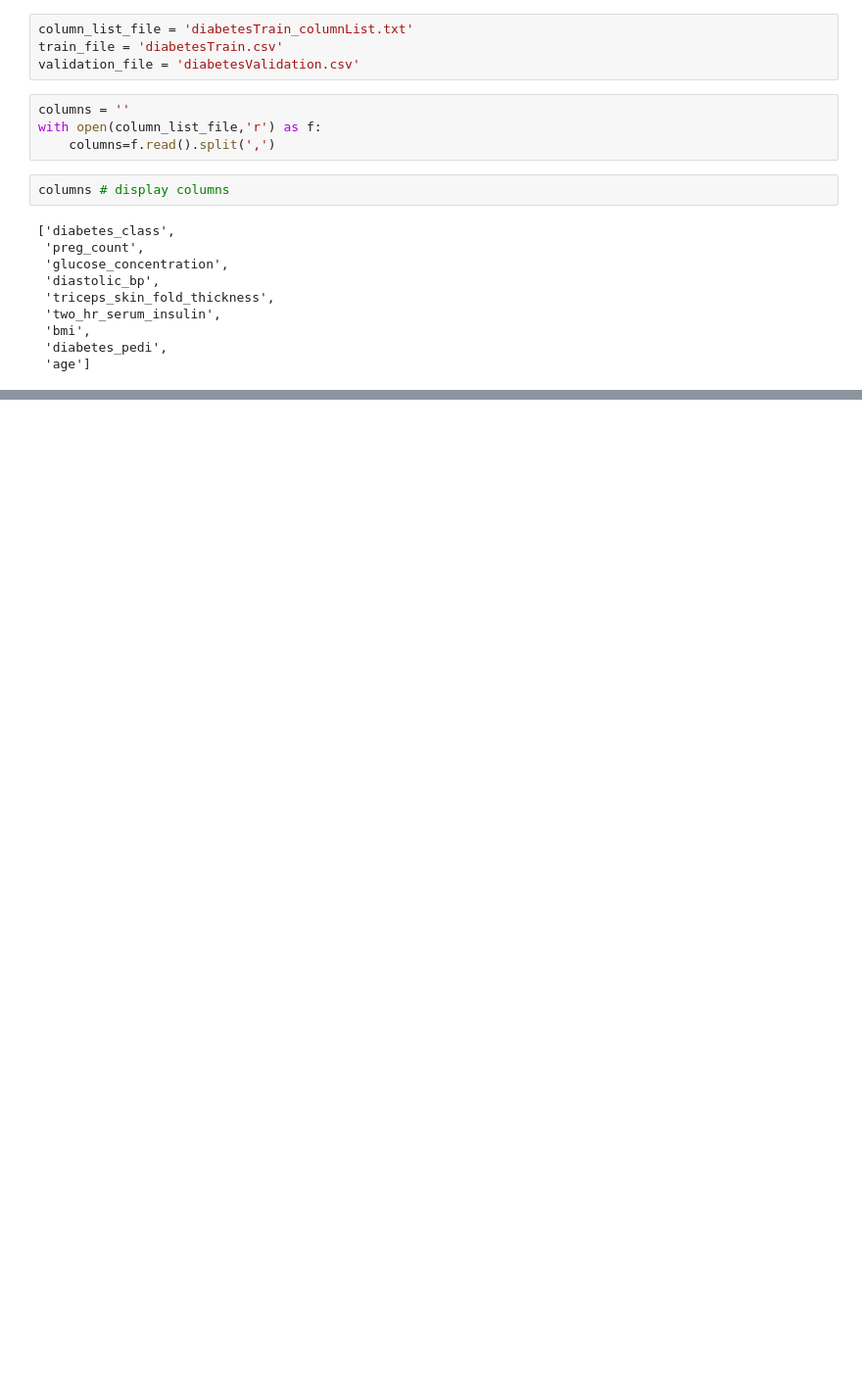
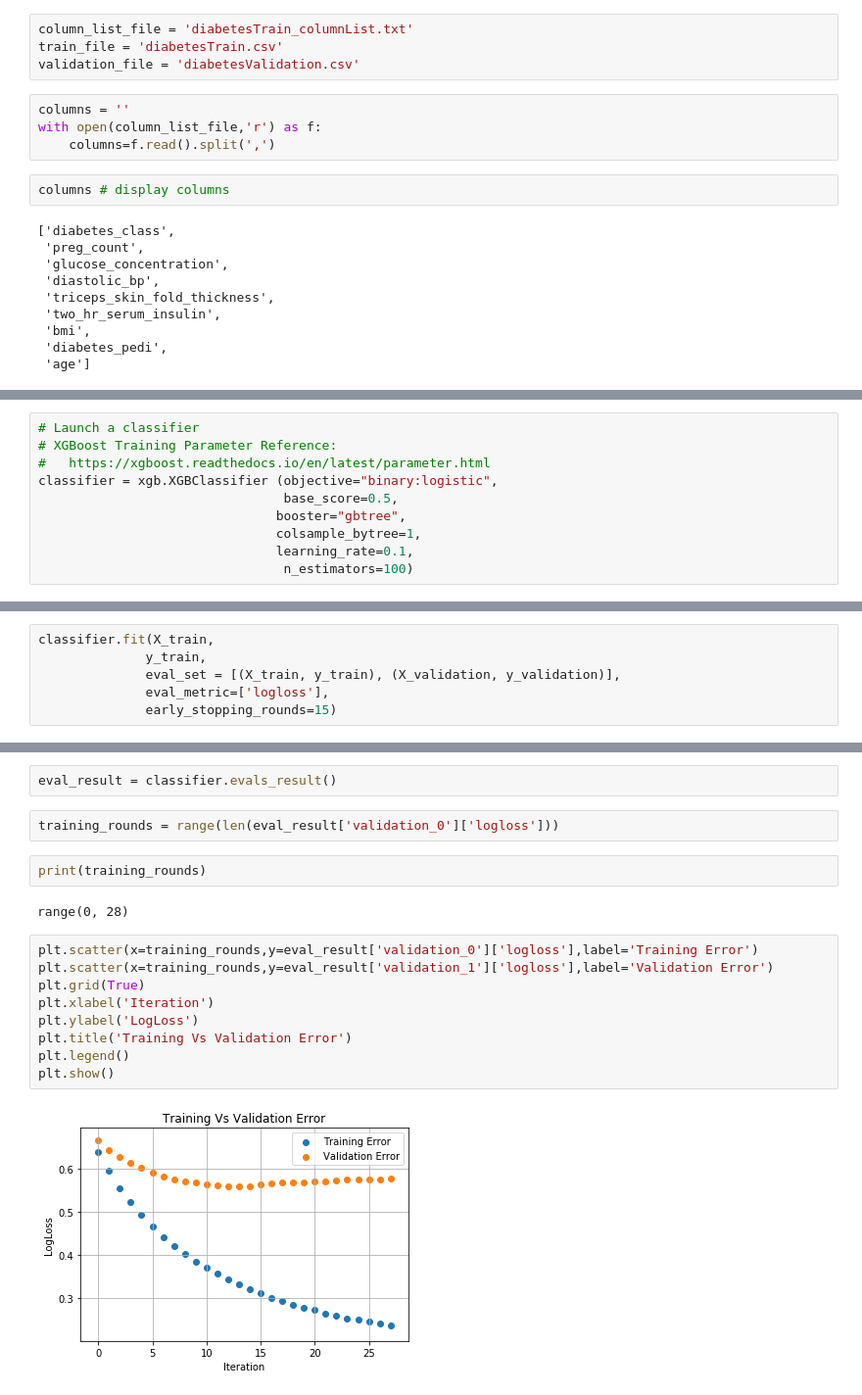
Before and after one commit to jeremywood-ai/Tau_Legion, a Jupyter notebook: xgboost/DiabetesClassification/diabetes_xgboost_local.ipynb, the cells around one changed output, grey strips where cells are left out. Shown at 98% size. Cells and saved outputs as stored; diff of their text form; blank space fills up the shorter version.

```diff
--- a/xgboost/DiabetesClassification/diabetes_xgboost_local.ipynb
+++ b/xgboost/DiabetesClassification/diabetes_xgboost_local.ipynb
@@ -62,0 +86,10 @@ NameError: name 'pd' is not defined
+# %%
+# Launch a classifier
+# XGBoost Training Parameter Reference:
+#   https://xgboost.readthedocs.io/en/latest/parameter.html
+classifier = xgb.XGBClassifier (objective="binary:logistic",
+                                base_score=0.5,
+                               booster="gbtree",
+                               colsample_bytree=1,
+                               learning_rate=0.1,
+                                n_estimators=100)
@@ -62,0 +110,6 @@ NameError: name 'pd' is not defined
+# %%
+classifier.fit(X_train,
+              y_train,
+              eval_set = [(X_train, y_train), (X_validation, y_validation)],
+              eval_metric=['logloss'],
+              early_stopping_rounds=15)
@@ -62,0 +143,19 @@ NameError: name 'pd' is not defined
+# %%
+eval_result = classifier.evals_result()
+# %%
+training_rounds = range(len(eval_result['validation_0']['logloss']))
+# %%
+print(training_rounds)
+# %% [output]
+range(0, 28)
+# %%
+plt.scatter(x=training_rounds,y=eval_result['validation_0']['logloss'],label='Training Error')
+plt.scatter(x=training_rounds,y=eval_result['validation_1']['logloss'],label='Validation Error')
+plt.grid(True)
+plt.xlabel('Iteration')
+plt.ylabel('LogLoss')
+plt.title('Training Vs Validation Error')
+plt.legend()
+plt.show()
+# %% [output]
+[figure, added]
```
Also changed, not shown: parts of 39 cells of this notebook, 19 other files.
